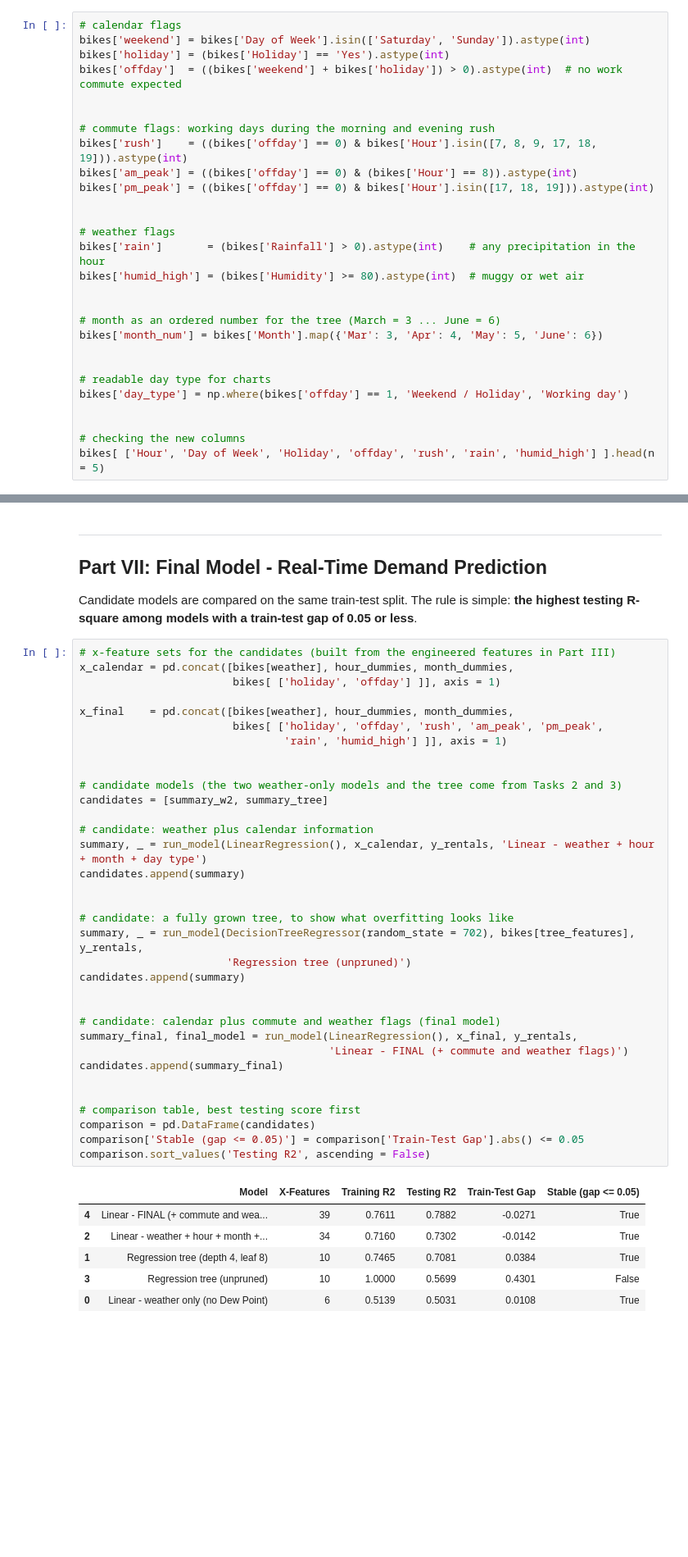
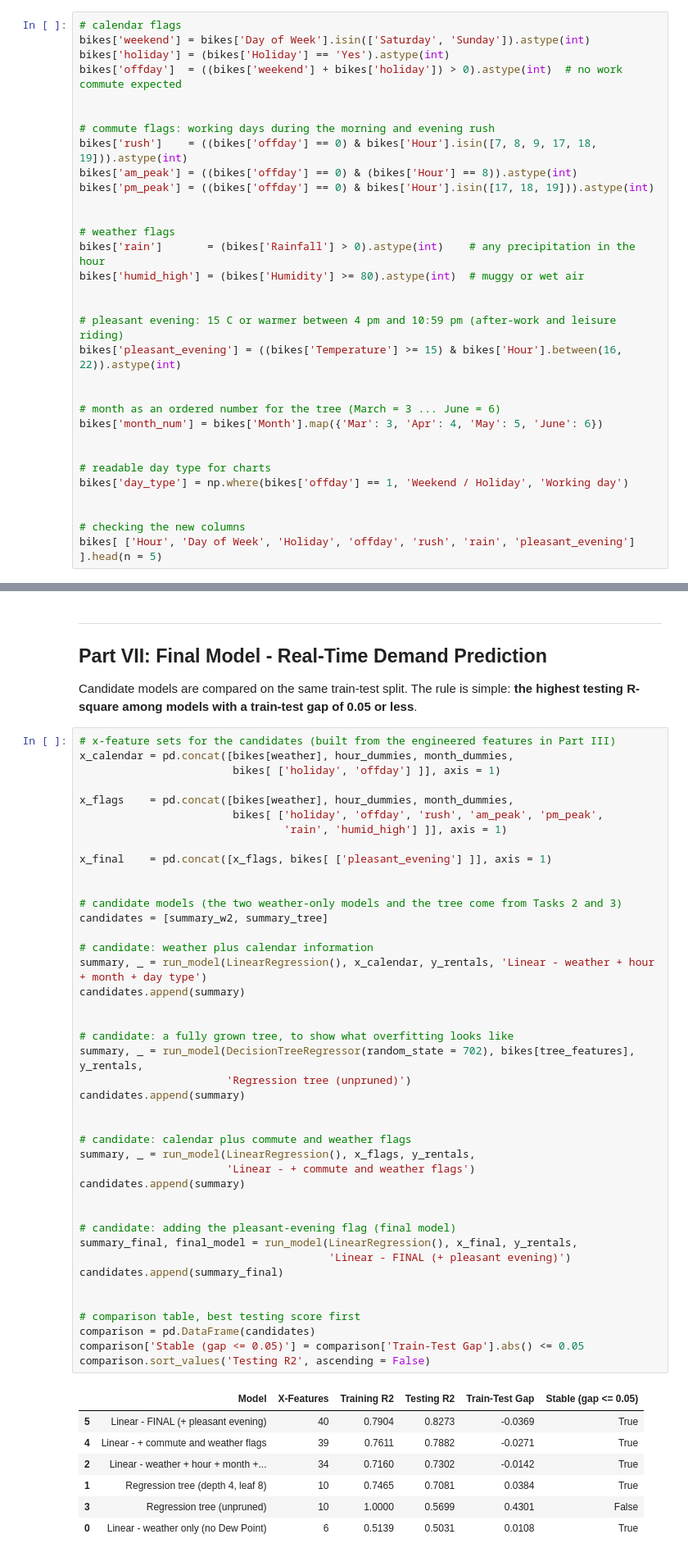
Before and after one commit to seyhasenganz/my-sql-assignment, a Jupyter notebook: Final-Bike-Rentals/Bike_Rentals_Final_Assignment.ipynb, the cells around one changed output, grey strips where cells are left out. Shown at 82% size. Drawn from its saved outputs; the diff is of its cells as text; blank space fills up the shorter version.

```diff
--- a/Final-Bike-Rentals/Bike_Rentals_Final_Assignment.ipynb
+++ b/Final-Bike-Rentals/Bike_Rentals_Final_Assignment.ipynb
@@ -214,6 +214,10 @@ bikes['rain']       = (bikes['Rainfall'] > 0).astype(int)    # any precipitation
 bikes['humid_high'] = (bikes['Humidity'] >= 80).astype(int)  # muggy or wet air
 
 
+# pleasant evening: 15 C or warmer between 4 pm and 10:59 pm (after-work and leisure riding)
+bikes['pleasant_evening'] = ((bikes['Temperature'] >= 15) & bikes['Hour'].between(16, 22)).astype(int)
+
+
 # month as an ordered number for the tree (March = 3 ... June = 6)
 bikes['month_num'] = bikes['Month'].map({'Mar': 3, 'Apr': 4, 'May': 5, 'June': 6})
 
@@ -223,5 +227,5 @@ bikes['day_type'] = np.where(bikes['offday'] == 1, 'Weekend / Holiday', 'Working
 
 
 # checking the new columns
-bikes[ ['Hour', 'Day of Week', 'Holiday', 'offday', 'rush', 'rain', 'humid_high'] ].head(n = 5)
+bikes[ ['Hour', 'Day of Week', 'Holiday', 'offday', 'rush', 'rain', 'pleasant_evening'] ].head(n = 5)
 # %% [output]
@@ -543,38 +547,47 @@ Candidate models are compared on the same train-test split. The rule is simple:
 x_calendar = pd.concat([bikes[weather], hour_dummies, month_dummies,
                         bikes[ ['holiday', 'offday'] ]], axis = 1)
 
-x_final    = pd.concat([bikes[weather], hour_dummies, month_dummies,
+x_flags    = pd.concat([bikes[weather], hour_dummies, month_dummies,
                         bikes[ ['holiday', 'offday', 'rush', 'am_peak', 'pm_peak',
                                 'rain', 'humid_high'] ]], axis = 1)
+
+x_final    = pd.concat([x_flags, bikes[ ['pleasant_evening'] ]], axis = 1)
 
 
 # candidate models (the two weather-only models and the tree come from Tasks 2 and 3)
 candidates = [summary_w2, summary_tree]
 
 # candidate: weather plus calendar information
 summary, _ = run_model(LinearRegression(), x_calendar, y_rentals, 'Linear - weather + hour + month + day type')
 candidates.append(summary)
 
 
 # candidate: a fully grown tree, to show what overfitting looks like
 summary, _ = run_model(DecisionTreeRegressor(random_state = 702), bikes[tree_features], y_rentals,
                        'Regression tree (unpruned)')
 candidates.append(summary)
 
 
-# candidate: calendar plus commute and weather flags (final model)
+# candidate: calendar plus commute and weather flags
+summary, _ = run_model(LinearRegression(), x_flags, y_rentals,
+                       'Linear - + commute and weather flags')
+candidates.append(summary)
+
+
+# candidate: adding the pleasant-evening flag (final model)
 summary_final, final_model = run_model(LinearRegression(), x_final, y_rentals,
-                                       'Linear - FINAL (+ commute and weather flags)')
+                                       'Linear - FINAL (+ pleasant evening)')
 candidates.append(summary_final)
 
 
 # comparison table, best testing score first
 comparison = pd.DataFrame(candidates)
 comparison['Stable (gap <= 0.05)'] = comparison['Train-Test Gap'].abs() <= 0.05
 comparison.sort_values('Testing R2', ascending = False)
 # %% [output]
 |  | Model | X-Features | Training R2 | Testing R2 | Train-Test Gap | Stable (gap <= 0.05) |
-| 4 | Linear - FINAL (+ commute and wea... | 39 | 0.7611 | 0.7882 | -0.0271 | True |
+| 5 | Linear - FINAL (+ pleasant evening) | 40 | 0.7904 | 0.8273 | -0.0369 | True |
+| 4 | Linear - + commute and weather flags | 39 | 0.7611 | 0.7882 | -0.0271 | True |
 | 2 | Linear - weather + hour + month +... | 34 | 0.7160 | 0.7302 | -0.0142 | True |
 | 1 | Regression tree (depth 4, leaf 8) | 10 | 0.7465 | 0.7081 | 0.0384 | True |
 | 3 | Regression tree (unpruned) | 10 | 1.0000 | 0.5699 | 0.4301 | False |
```
Also changed, not shown: parts of 11 cells of this notebook, 1 other file.
